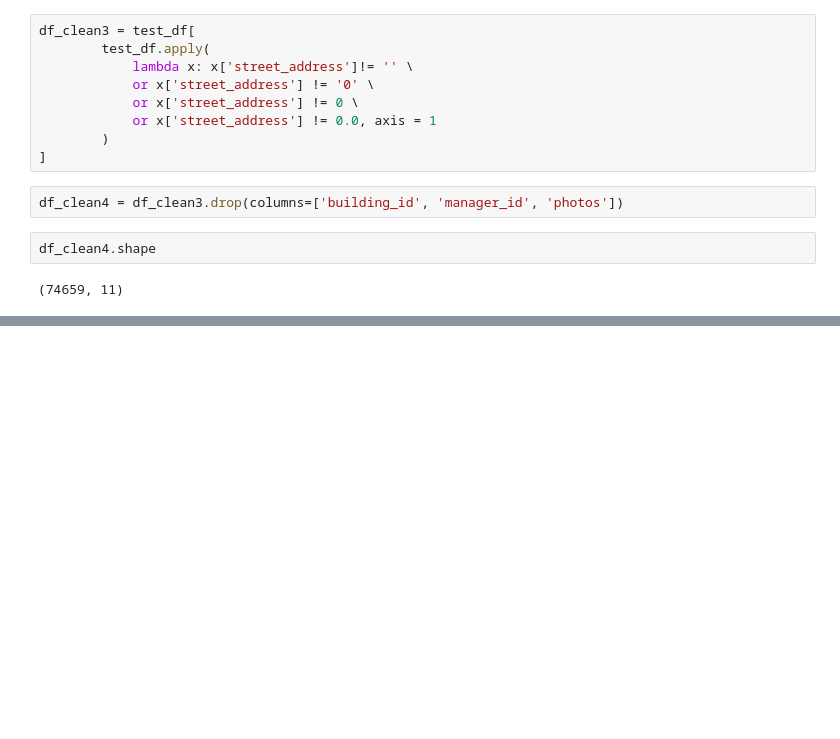
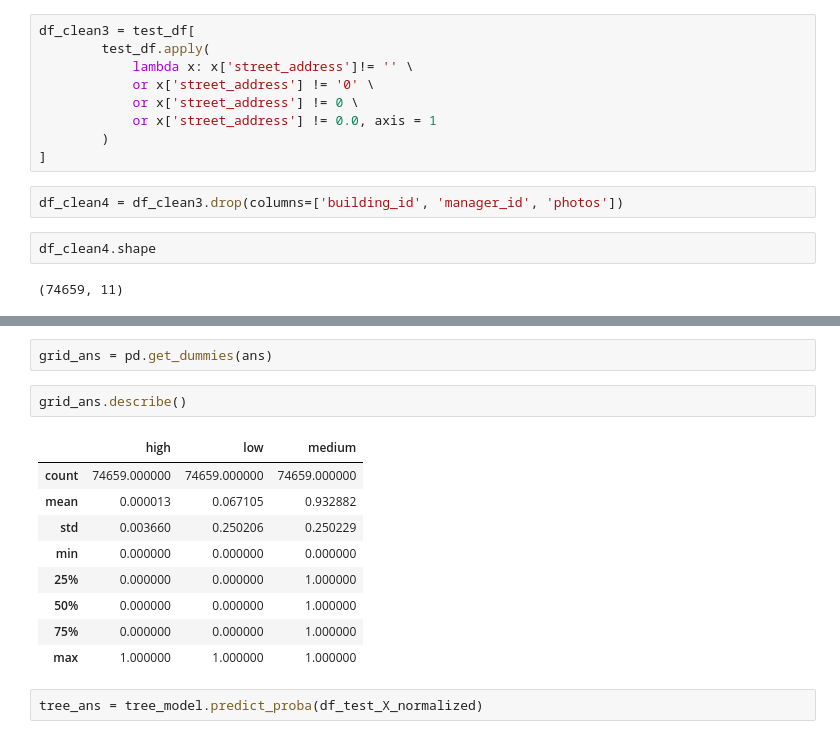
Before and after one commit to SinaKhalili/kaggle-data-analysis, a Jupyter notebook: classifiers_svm.ipynb, the cells around one changed output, grey strips where cells are left out. Saved outputs shown, nothing was run; the diff lists cells and outputs as text; blank space fills up the shorter version.

Commit message:
add kaggle outputs for models

```diff
--- a/classifiers_svm.ipynb
+++ b/classifiers_svm.ipynb
@@ -301,0 +407,16 @@ test_df_listings = df_clean
+# %%
+grid_ans = pd.get_dummies(ans)
+# %%
+grid_ans.describe()
+# %% [output]
+|  | high | low | medium |
+| count | 74659.000000 | 74659.000000 | 74659.000000 |
+| mean | 0.000013 | 0.067105 | 0.932882 |
+| std | 0.003660 | 0.250206 | 0.250229 |
+| min | 0.000000 | 0.000000 | 0.000000 |
+| 25% | 0.000000 | 0.000000 | 1.000000 |
+| 50% | 0.000000 | 0.000000 | 1.000000 |
+| 75% | 0.000000 | 0.000000 | 1.000000 |
+| max | 1.000000 | 1.000000 | 1.000000 |
+# %%
+tree_ans = tree_model.predict_proba(df_test_X_normalized)
```
Also changed, not shown: parts of 37 cells of this notebook.
